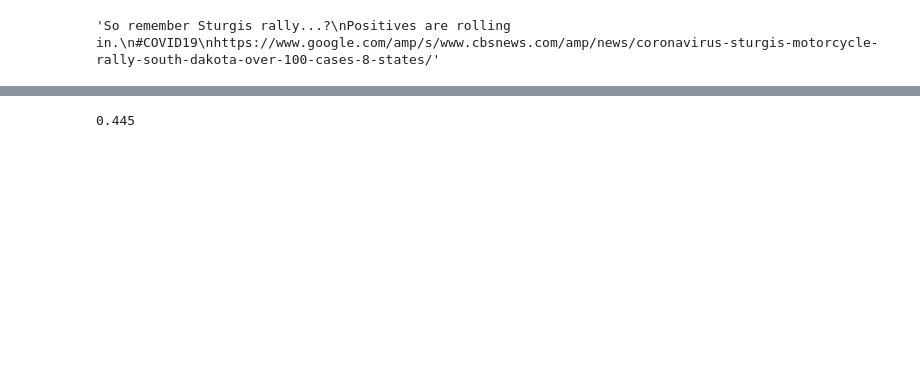
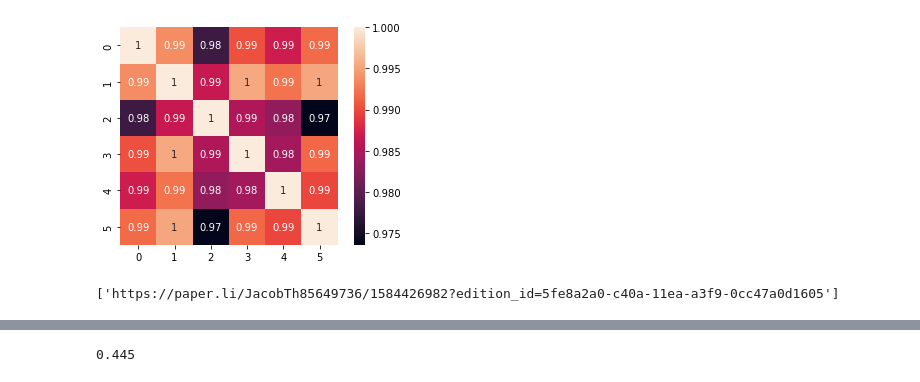
Before and after one commit to mnovovil/CountryClassificationOfCovidTweetsNLP, a Jupyter notebook: code.ipynb, the cells around one changed output, grey strips where cells are left out. Saved outputs shown, nothing was run; the diff lists cells and outputs as text; code cells hidden in the pictures; blank space fills up the shorter version.

```diff
--- a/code.ipynb
+++ b/code.ipynb
@@ -33,3 +116,16 @@ training_df[:10]
+# %%
+from sklearn.metrics.pairwise import cosine_similarity
+import seaborn as sns
+
+similarity = cosine_similarity(countryValues)
+
+mask = np.zeros_like(similarity)
+mask[np.triu_indices_from(mask)] = True
+
+sns.heatmap(similarity, square=True, annot=True)
+plt.show()
+# %% [output]
+[figure, added]
 # %%
 
 from tqdm import tqdm
@@ -70,4 +148,4 @@ def get_URL_data(tweet):
 # %%
-get_URL_data(training_df['text'][21495])
+expandUrls(training_df['text'][235000])
 # %% [output]
-'So remember Sturgis rally...?\nPositives are rolling in.\n#COVID19\nhttps://www.google.com/amp/s/www.cbsnews.com/amp/news/coronavirus-sturgis-motorcycle-rally-south-dakota-over-100-cases-8-states/'
+['https://paper.li/JacobTh85649736/1584426982?edition_id=5fe8a2a0-c40a-11ea-a3f9-0cc47a0d1605']
```
Also changed, not shown: parts of 22 cells of this notebook.
